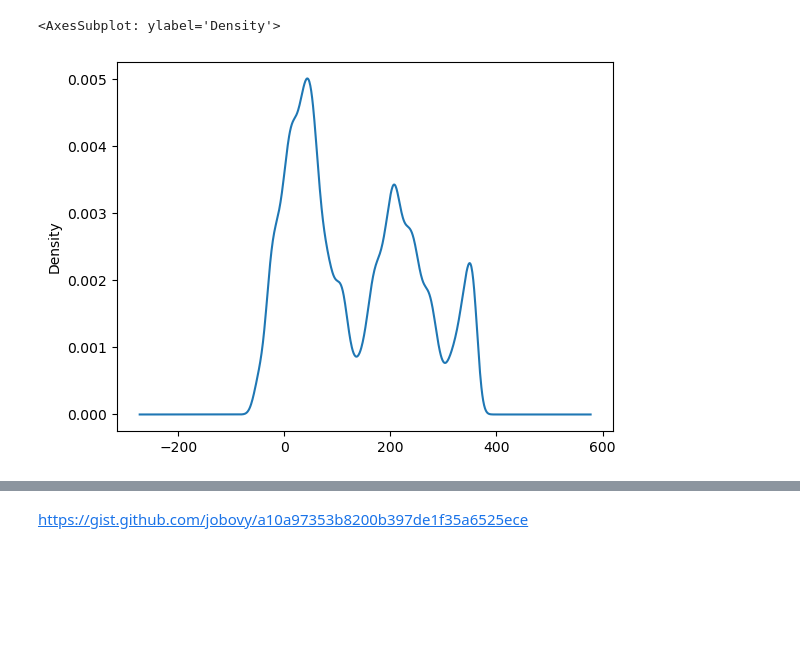
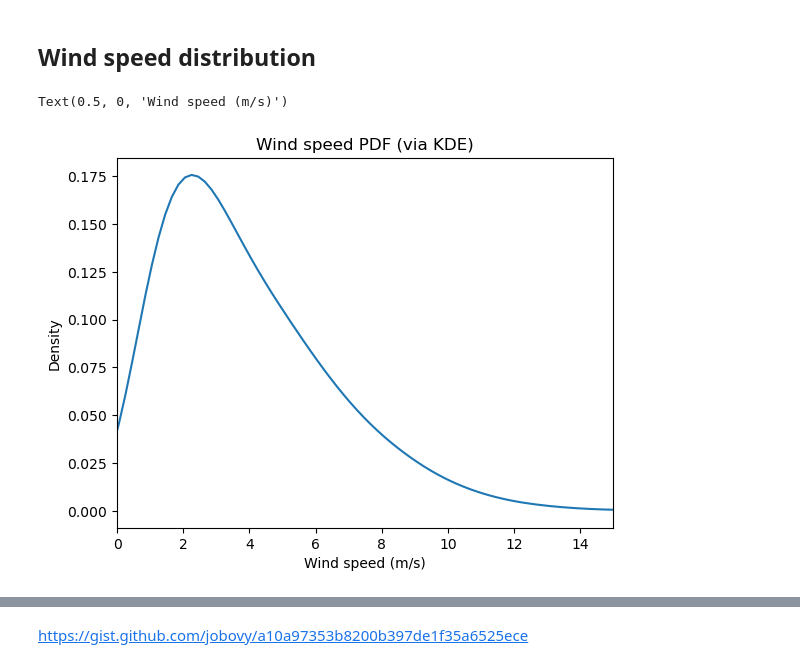
Before and after one commit to ferazuza/aspred, a Jupyter notebook: notebooks/winds.ipynb, the cells around one changed output, grey strips where cells are left out. Drawn from its saved outputs; the diff is of its cells as text; code cells hidden in the pictures; blank space fills up the shorter version.

```diff
--- a/notebooks/winds.ipynb
+++ b/notebooks/winds.ipynb
@@ -1,11 +3,27 @@
+# %%
+import pandas as pd
+import scipy
+import numpy as np
+import matplotlib.pyplot as plt
+from sklearn.neighbors import KernelDensity
+import pycircular
+
+def standard_angle(angle: float) -> float:
+    """
+    Takes an angle in radians and returns it in the interval 0, 2*pi
+
+    :param angle: Angle to be standardised, in radians.
+    :return: An equivalent angle in the interval 0, 2*pi
+    """
+    if (angle > 2*np.pi) or (angle < 0)
+        return angle%(2*np.pi)
+    else:
+        return angle
 # %%
-import pandas as pd
-import scipy
-
-data_filename = "meteo_lt.dat"
+data_path = "../data/meteo_lt.dat"
 col_names = ["date", "wms_status", "rain_flag", "moisture_flag", "truss_temp", "oil_temp", "wind_speed", "wind_direction", "ambient_temp", "dew_point", "humidity", "air_pressure", "light"]
+df1 = pd.read_csv(data_path, sep=" ", names = col_names, parse_dates=[0], date_format="%Y-%m-%d%H:%M:%SUTC")
+df1["wind_direction_radians"] = df1["wind_direction"].apply(lambda x: standard_angle(np.radians(x)))
-# %%
-df1 = pd.read_csv(data_filename, sep=" ", names = col_names, parse_dates=[0], date_format="%Y-%m-%d%H:%M:%SUTC")
 # %%
 df1
 # %% [output]
@@ -25,5 +43,8 @@ df1
+# %% [markdown]
+## Wind speed distribution
 # %%
-df1["wind_direction"].plot.kde()
+df1["wind_speed"].plot.kde(xlim=(0, 15), title="Wind speed PDF (via KDE)")
+plt.xlabel(xlabel="Wind speed (m/s)")
 # %% [output]
-<AxesSubplot: ylabel='Density'>
+Text(0.5, 0, 'Wind speed (m/s)')
-[figure, old version]
+[figure, new version]
```
Also changed, not shown: parts of 19 cells of this notebook, 1 other file.
